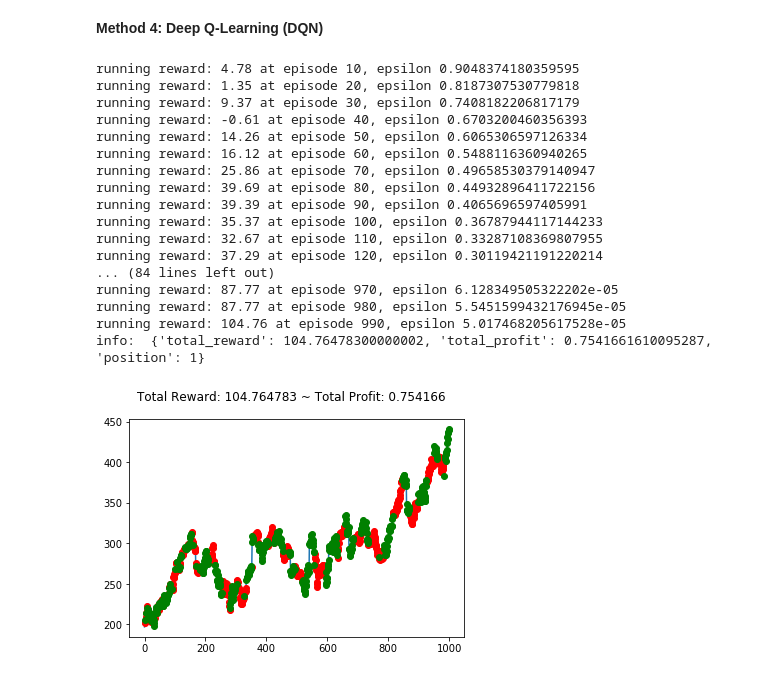
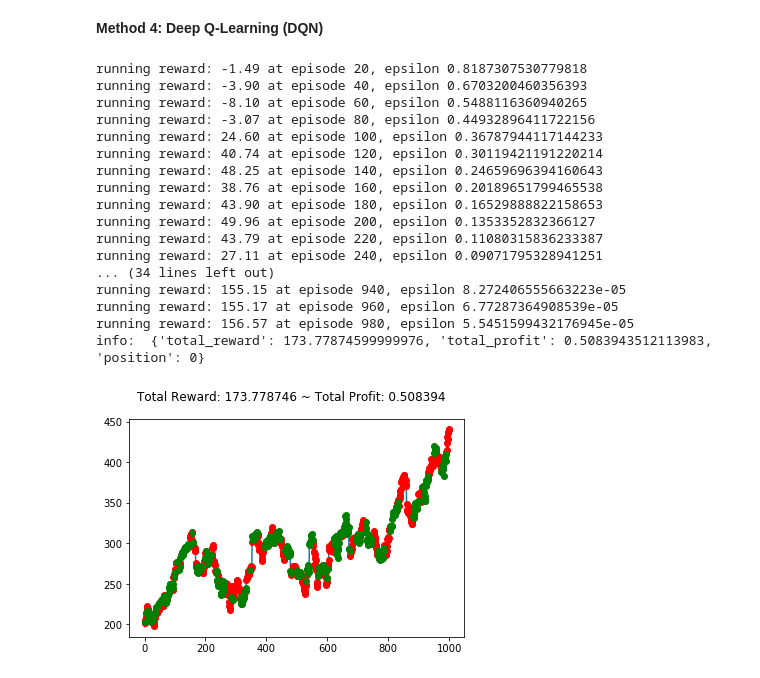
Before and after one commit to fshi3/RL_stock_trading, a Jupyter notebook: RL - Stock Trading Algo.ipynb, the cells around one changed output. Cells and saved outputs as stored; diff of their text form; code cells hidden in the pictures.

Commit message:
adding training and testing data

```diff
--- a/RL - Stock Trading Algo.ipynb
+++ b/RL - Stock Trading Algo.ipynb
@@ -39,7 +57,7 @@ import random
 # %%
 env = gym.make('stocks-v0')
-custom_env = gym.make('stocks-v0',
+env_1 = gym.make('stocks-v0',
                df = STOCKS_GOOGL,
                window_size = 1,
-               frame_bound = (1, 500))
+               frame_bound = (1000, 1500))
 # %%
@@ -84,12 +84,10 @@ print(custom_env.step(action))
 # %%
-observation, reward, done, info = custom_env.step(action)
+observation, reward, done, info = env_1.step(action)
 # %% [markdown]
 <h2>Random and Heuristic Methods:</h2>
 # %% [markdown]
 **Method 1: Random Buy/Sell**
 # %%
-env_1 = gym.make('stocks-v0', df = STOCKS_GOOGL, window_size = 1, frame_bound = (1, 500))
-
 state = env_1.reset()
 print(state)
 while True:
@@ -186,4 +184,4 @@ model.build((batch_size,obssize,))
 model_target.build((batch_size,obssize,))
 # %%
 # environment
-env_trainig = gym.make('stocks-v0', df = STOCKS_GOOGL, window_size = 1, frame_bound = (1, 1000))
+env_training = gym.make('stocks-v0', df = STOCKS_GOOGL, window_size = 1, frame_bound = (1, 1000))
@@ -212,7 +210,7 @@ frame_count = 0
 update_after_actions = 4
 
 # How often to update the target network
-target_update_every = 10
+target_update_every = 20
 loss_function = keras.losses.MeanSquaredError()
 
 epsilon = 1
@@ -287,48 +285,48 @@ while True:
             # We consider only the relevant actions
             Q_of_actions = tf.reduce_sum(tf.multiply(q_values, relevant_actions), axis=1)
             # Calculate loss between principal network and target network
             loss = loss_function(Q_targets, Q_of_actions)
 
             # Nudge the weights of the trainable variables towards
             grads = tape.gradient(loss, model.trainable_variables)
             optimizer.apply_gradients(zip(grads, model.trainable_variables))
 
     if timestep_count % target_update_every == 0:
         # update the the target network with new weights
         model_target.set_weights(model.get_weights())
         # Log details
         template = "running reward: {:.2f} at episode {}, epsilon {}"
         print(template.format(running_reward, timestep_count, epsilon))
 
     # Don't let the memory grow beyond the limit
     if len(rewards_history) > max_memory:
         del action_history[:1]
         del state_history[:1]
         del state_next_history[:1]
         del rewards_history[:1]
         del done_history[:1]
 
     if done:
         print("info: ", info)
         break
 
 env_training.render_all()
 # %% [output]
-running reward: 4.78 at episode 10, epsilon 0.9048374180359595
-running reward: 1.35 at episode 20, epsilon 0.8187307530779818
-running reward: 9.37 at episode 30, epsilon 0.7408182206817179
-running reward: -0.61 at episode 40, epsilon 0.6703200460356393
-running reward: 14.26 at episode 50, epsilon 0.6065306597126334
-running reward: 16.12 at episode 60, epsilon 0.5488116360940265
-running reward: 25.86 at episode 70, epsilon 0.49658530379140947
-running reward: 39.69 at episode 80, epsilon 0.44932896411722156
-running reward: 39.39 at episode 90, epsilon 0.4065696597405991
-running reward: 35.37 at episode 100, epsilon 0.36787944117144233
-running reward: 32.67 at episode 110, epsilon 0.33287108369807955
-running reward: 37.29 at episode 120, epsilon 0.30119421191220214
-... (84 lines left out)
-running reward: 87.77 at episode 970, epsilon 6.128349505322202e-05
-running reward: 87.77 at episode 980, epsilon 5.5451599432176945e-05
-running reward: 104.76 at episode 990, epsilon 5.017468205617528e-05
-info:  {'total_reward': 104.76478300000002, 'total_profit': 0.7541661610095287, 'position': 1}
+running reward: -1.49 at episode 20, epsilon 0.8187307530779818
+running reward: -3.90 at episode 40, epsilon 0.6703200460356393
+running reward: -8.10 at episode 60, epsilon 0.5488116360940265
+running reward: -3.07 at episode 80, epsilon 0.44932896411722156
+running reward: 24.60 at episode 100, epsilon 0.36787944117144233
+running reward: 40.74 at episode 120, epsilon 0.30119421191220214
+running reward: 48.25 at episode 140, epsilon 0.24659696394160643
+running reward: 38.76 at episode 160, epsilon 0.20189651799465538
+running reward: 43.90 at episode 180, epsilon 0.16529888822158653
+running reward: 49.96 at episode 200, epsilon 0.1353352832366127
+running reward: 43.79 at episode 220, epsilon 0.11080315836233387
+running reward: 27.11 at episode 240, epsilon 0.09071795328941251
+... (34 lines left out)
+running reward: 155.15 at episode 940, epsilon 8.272406555663223e-05
+running reward: 155.17 at episode 960, epsilon 6.77287364908539e-05
+running reward: 156.57 at episode 980, epsilon 5.5451599432176945e-05
+info:  {'total_reward': 173.77874599999976, 'total_profit': 0.5083943512113983, 'position': 0}
-[figure, old version]
+[figure, new version]
```
Also changed, not shown: parts of 11 cells of this notebook.
